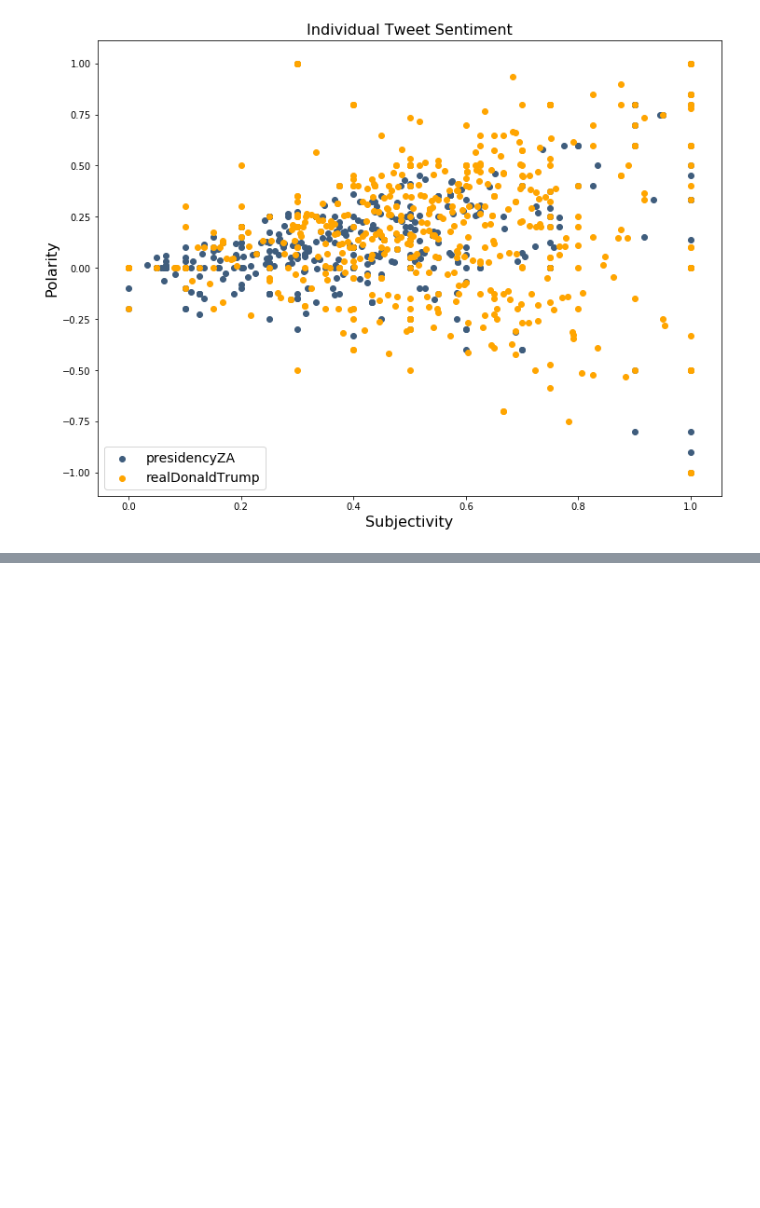
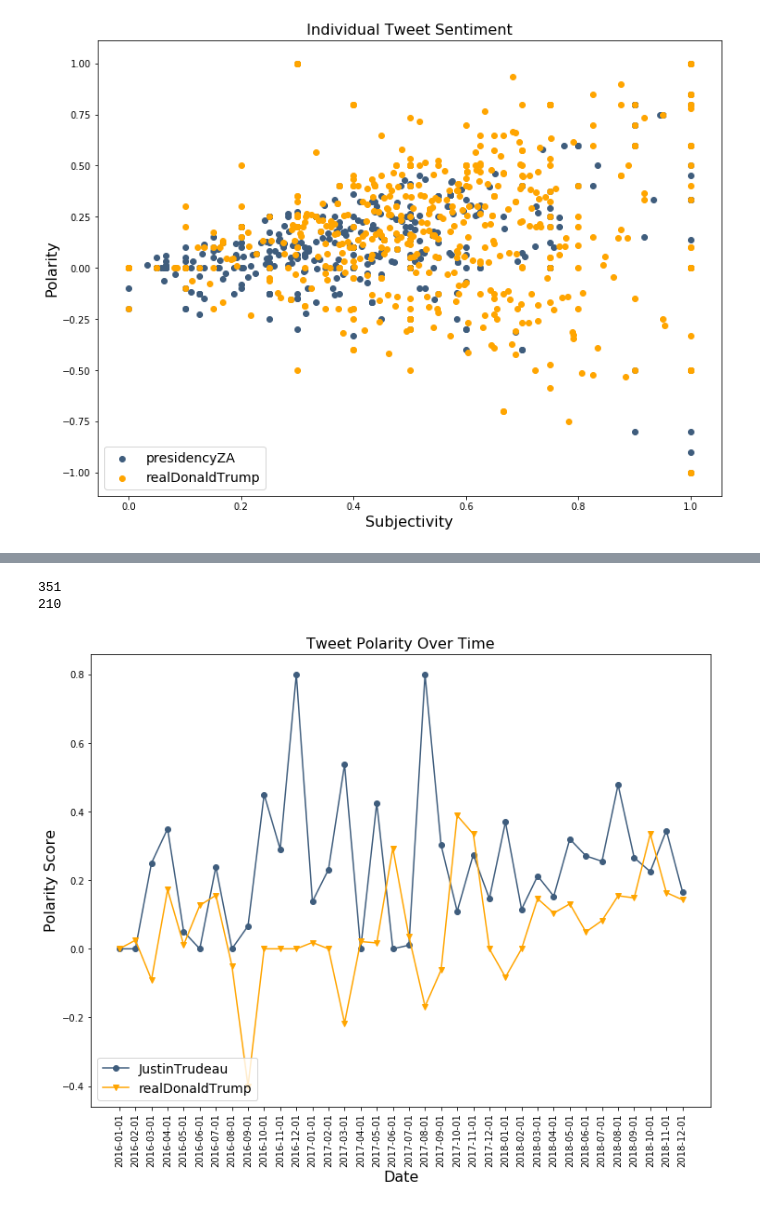
Before and after one commit to duncangrubbs/political-sentiment, a Jupyter notebook: Data Processing.ipynb, the cells around one changed output, grey strips where cells are left out. Saved outputs shown, nothing was run; the diff lists cells and outputs as text; code cells hidden in the pictures; blank space fills up the shorter version.

Commit message:
Add more graphs.

```diff
--- a/Data Processing.ipynb
+++ b/Data Processing.ipynb
@@ -463,0 +465,48 @@ worldevents= {'Iran Nuclear Deal':'2015-07-14',
+# %%
+def average_sent_one_month(tweets):
+    '''Averages Tweet Sentiment Per Month, and returns
+    polarity and subjectivity corresponding to a time'''
+    pol = []
+    sub = []
+    time = []
+    for year in range(16, 20):
+        for month in range(1, 13, 2):
+            if (month == 2):
+                start = f'20{year}-0{month}-01'
+                end = f'20{year}-0{month}-28'
+            elif (month < 10):
+                start = f'20{year}-0{month}-01'
+                end = f'20{year}-0{month}-30'
+            else:
+                start = f'20{year}-{month}-01'
+                end = f'20{year}-{month}-30'
+            tweet_ir = get_tweets_range(tweets, start, end)
+            p = 0
+            s = 0
+            for tweet in tweet_ir:
+                ss = TextBlob(tweet['text']).sentiment
+                p += ss[0]
+                s += ss[1]
+            if (len(tweet_ir) != 0):
+                p /= len(tweet_ir)
+                s /= len(tweet_ir)
+            pol.append(p)
+            sub.append(s)
+            time.append(start)
+    return (pol, sub), time
+# %%
+trump_nafta = get_tweets_with_keyword(trump_tweets, 'trade')
+trudeau_nafta = get_tweets_with_keyword(trudeau_tweets, 'trade')
+# sent1, t = sentiment_over_time(trump_nafta, 42)
+# sent2, t = sentiment_over_time(trudeau_nafta, 42)
+
+sent1, t = average_sent_one_month(trump_nafta)
+sent2, t = average_sent_one_month(trudeau_nafta)
+
+subs = [sent2[1], sent1[1]]
+pols = [sent2[0], sent1[0]]
+plot_polarity_over_time(pols, t, ['JustinTrudeau', 'realDonaldTrump'], 'trump_v_trudeau_trade')
+# %% [output]
+351
+210
+[figure, added]
```
Also changed, not shown: parts of 6 cells of this notebook, 6 other files.
